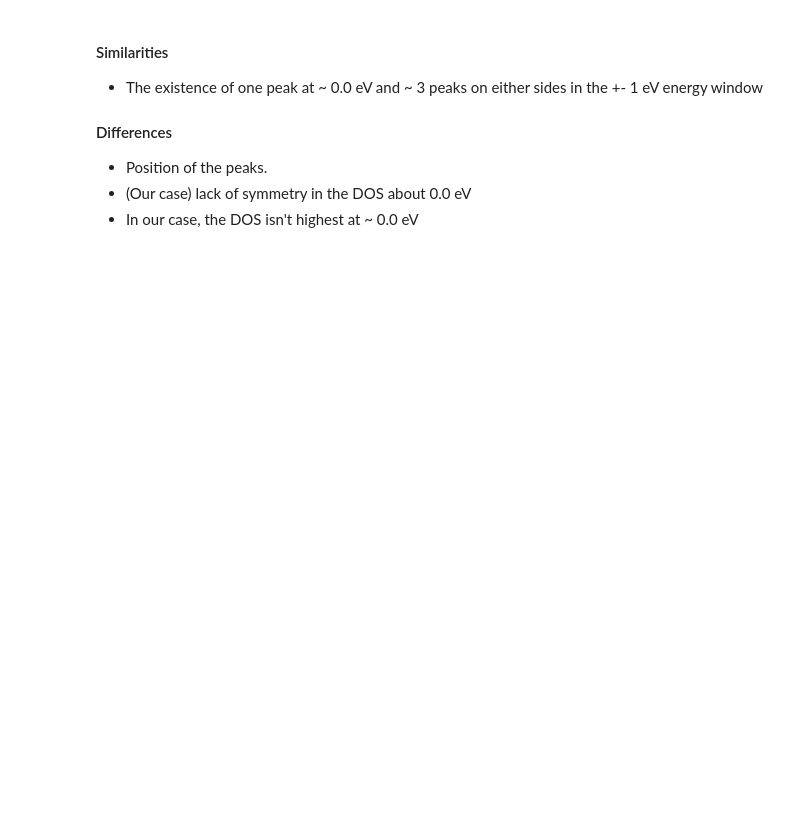
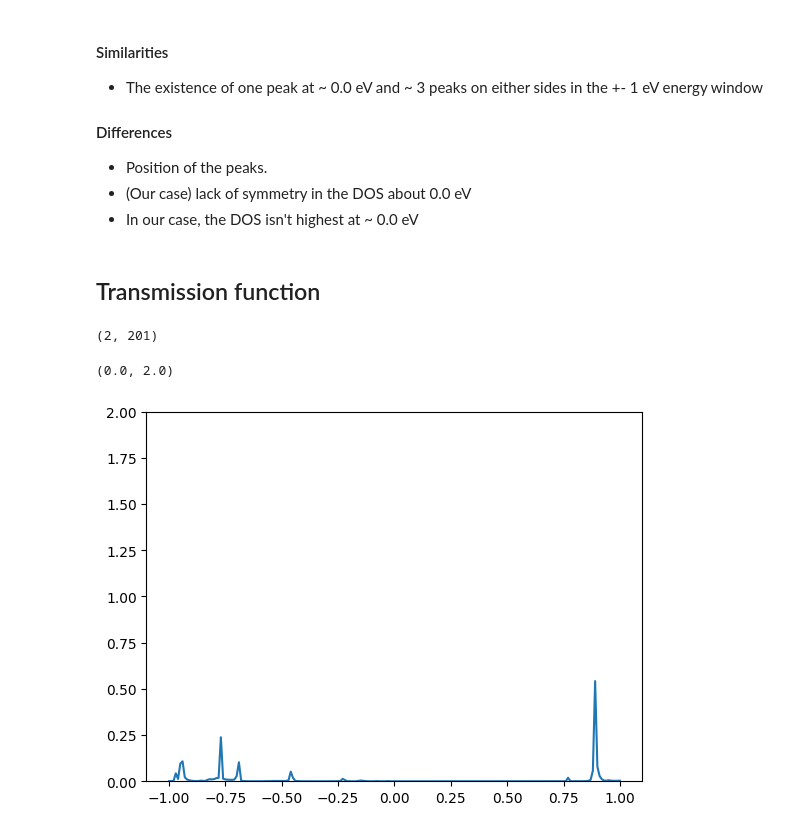
Before and after one commit to aj0337/qtpyt-tests, a Jupyter notebook: CNT_AGNR/checks.ipynb, the cells around one changed output. Saved outputs shown, nothing was run; the diff lists cells and outputs as text; code cells hidden in the pictures; blank space fills up the shorter version.

```diff
--- a/CNT_AGNR/checks.ipynb
+++ b/CNT_AGNR/checks.ipynb
@@ -193,0 +195,11 @@ write(output_file, atoms)
+# %% [markdown]
+## Transmission function
+# %%
+T = np.load("./unrelaxed/output/no_lowdin/device/dft/ET_normalized.npy")
+print(T.shape)
+plt.plot(T[0,:],T[1,:])
+plt.ylim(0,2)
+# %% [output]
+(2, 201)
+(0.0, 2.0)
+[figure, added]
```
Also changed, not shown: parts of 5 cells of this notebook, 11 other files.
